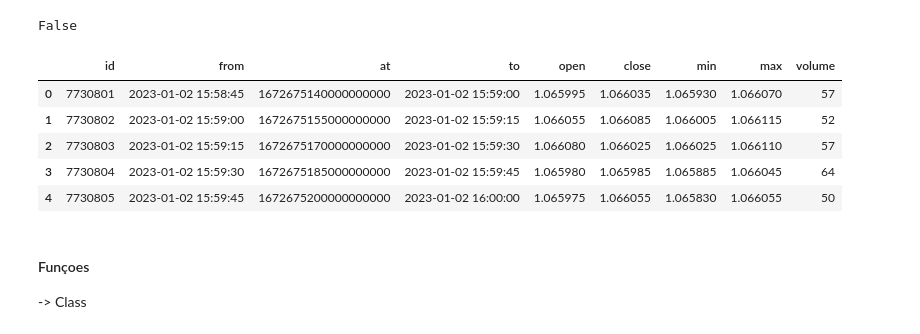
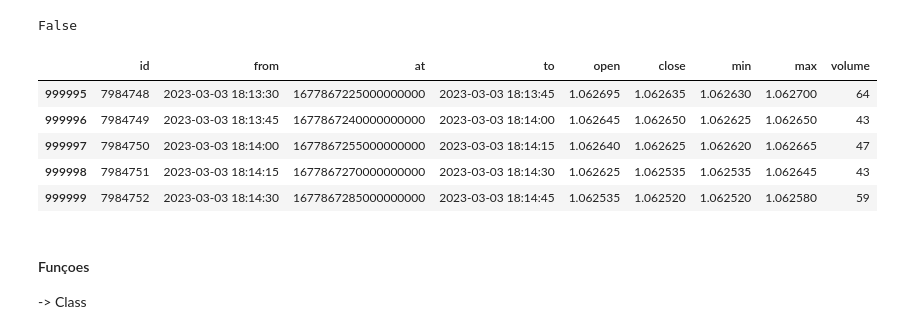
Before and after one commit to flashlan/compare-timeseries-databases, a Jupyter notebook: compareDBs.ipynb, the cells around one changed output. Drawn from its saved outputs; the diff is of its cells as text; code cells hidden in the pictures.

```diff
--- a/compareDBs.ipynb
+++ b/compareDBs.ipynb
@@ -82,15 +79,15 @@ MongoUrl = arq.get("MONGODB", "url")
 # %%
 # %%time
 # Load Dataset
 df = pd.read_csv("out.csv", index_col=0)
-df.head()
+df.tail()
 # %% [output]
 |  | id | from | at | to | open | close | min | max | volume |
-| 0 | 7730801 | 2023-01-02 15:58:45 | 1672675140000000000 | 2023-01-02 15:59:00 | 1.065995 | 1.066035 | 1.065930 | 1.066070 | 57 |
-| 1 | 7730802 | 2023-01-02 15:59:00 | 1672675155000000000 | 2023-01-02 15:59:15 | 1.066055 | 1.066085 | 1.066005 | 1.066115 | 52 |
-| 2 | 7730803 | 2023-01-02 15:59:15 | 1672675170000000000 | 2023-01-02 15:59:30 | 1.066080 | 1.066025 | 1.066025 | 1.066110 | 57 |
-| 3 | 7730804 | 2023-01-02 15:59:30 | 1672675185000000000 | 2023-01-02 15:59:45 | 1.065980 | 1.065985 | 1.065885 | 1.066045 | 64 |
-| 4 | 7730805 | 2023-01-02 15:59:45 | 1672675200000000000 | 2023-01-02 16:00:00 | 1.065975 | 1.066055 | 1.065830 | 1.066055 | 50 |
+| 999995 | 7984748 | 2023-03-03 18:13:30 | 1677867225000000000 | 2023-03-03 18:13:45 | 1.062695 | 1.062635 | 1.062630 | 1.062700 | 64 |
+| 999996 | 7984749 | 2023-03-03 18:13:45 | 1677867240000000000 | 2023-03-03 18:14:00 | 1.062645 | 1.062650 | 1.062625 | 1.062650 | 43 |
+| 999997 | 7984750 | 2023-03-03 18:14:00 | 1677867255000000000 | 2023-03-03 18:14:15 | 1.062640 | 1.062625 | 1.062620 | 1.062665 | 47 |
+| 999998 | 7984751 | 2023-03-03 18:14:15 | 1677867270000000000 | 2023-03-03 18:14:30 | 1.062625 | 1.062535 | 1.062535 | 1.062645 | 43 |
+| 999999 | 7984752 | 2023-03-03 18:14:30 | 1677867285000000000 | 2023-03-03 18:14:45 | 1.062535 | 1.062520 | 1.062520 | 1.062580 | 59 |
 # %%
 df["from"] = pd.to_datetime(df["from"], unit="s")
 df["to"] = pd.to_datetime(df["to"], unit="s")
```
Also changed, not shown: parts of 8 cells of this notebook.
